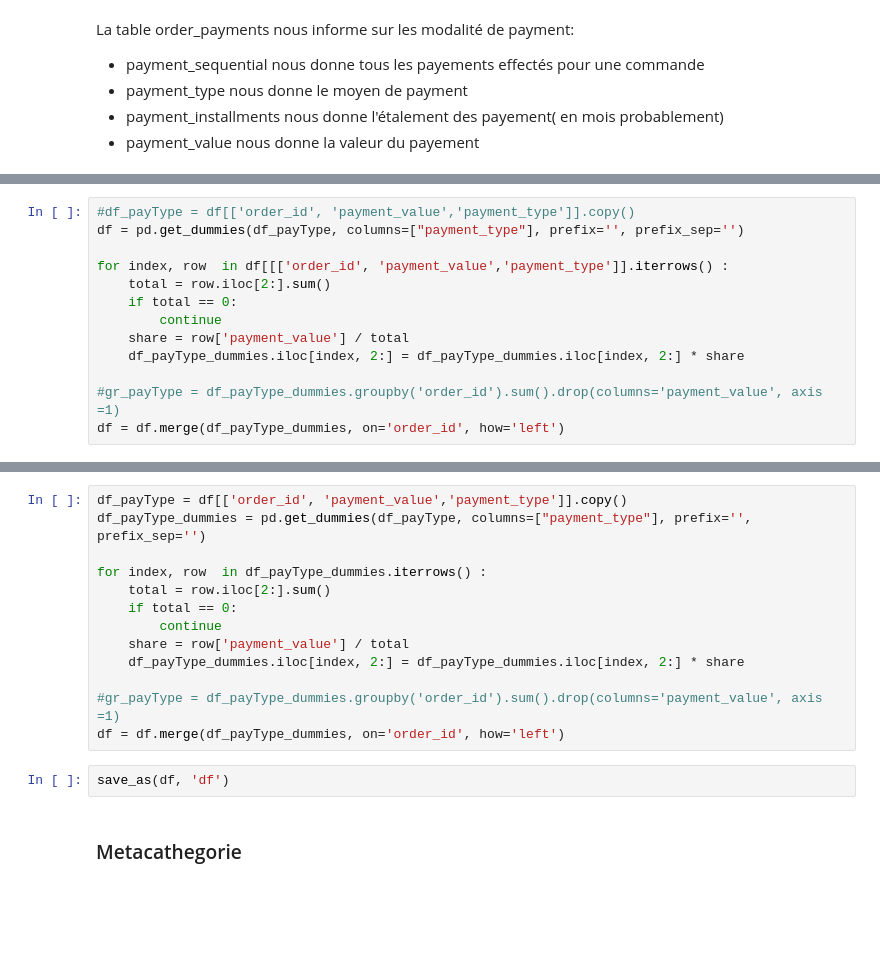
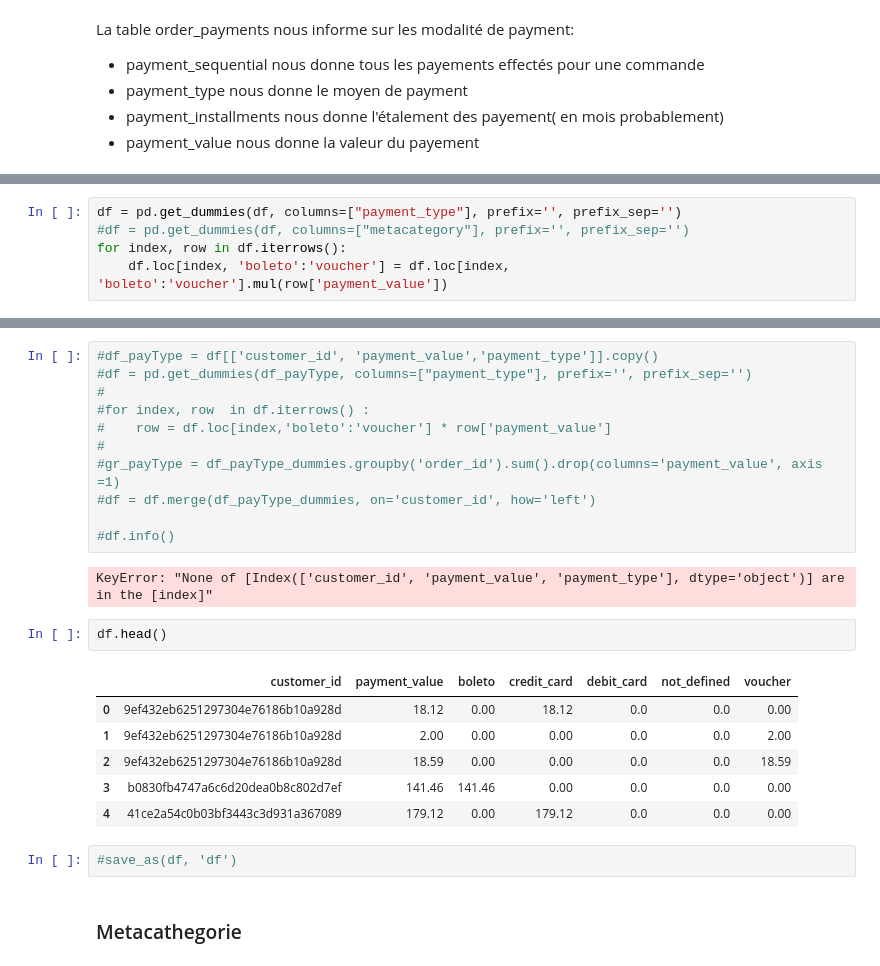
Before and after one commit to MaximeAlt/Brazilia, a Jupyter notebook: exploration - Copie.ipynb, the cells around one changed output, grey strips where cells are left out. Saved outputs shown, nothing was run; the diff lists cells and outputs as text; blank space fills up the shorter version.

```diff
--- a/exploration - Copie.ipynb
+++ b/exploration - Copie.ipynb
@@ -608,13 +557,5 @@ payTypeCol = ['boleto','credit_card','debit_card','not_defined','voucher']
-# %%
-#df_payType = df[['order_id', 'payment_value','payment_type']].copy()
-df = pd.get_dummies(df_payType, columns=["payment_type"], prefix='', prefix_sep='')
-
-for index, row  in df[[['order_id', 'payment_value','payment_type']].iterrows() :
-    total = row.iloc[2:].sum()
-    if total == 0:
-        continue
-    share = row['payment_value'] / total
-    df_payType_dummies.iloc[index, 2:] = df_payType_dummies.iloc[index, 2:] * share
-
-#gr_payType = df_payType_dummies.groupby('order_id').sum().drop(columns='payment_value', axis =1)
-df = df.merge(df_payType_dummies, on='order_id', how='left')
+# %%
+df = pd.get_dummies(df, columns=["payment_type"], prefix='', prefix_sep='')
+#df = pd.get_dummies(df, columns=["metacategory"], prefix='', prefix_sep='')
+for index, row in df.iterrows():
+    df.loc[index, 'boleto':'voucher'] = df.loc[index, 'boleto':'voucher'].mul(row['payment_value'])
@@ -621,18 +580,27 @@ df = df.merge(df_payType_dummies, on='order_id', how='left')
 # %%
-df_payType = df[['order_id', 'payment_value','payment_type']].copy()
-df_payType_dummies = pd.get_dummies(df_payType, columns=["payment_type"], prefix='', prefix_sep='')
+#df_payType = df[['customer_id', 'payment_value','payment_type']].copy()
+#df = pd.get_dummies(df_payType, columns=["payment_type"], prefix='', prefix_sep='')
+#
+#for index, row  in df.iterrows() :
+#    row = df.loc[index,'boleto':'voucher'] * row['payment_value']
+#
+#gr_payType = df_payType_dummies.groupby('order_id').sum().drop(columns='payment_value', axis =1)
+#df = df.merge(df_payType_dummies, on='customer_id', how='left')
 
-for index, row  in df_payType_dummies.iterrows() :
-    total = row.iloc[2:].sum()
-    if total == 0:
-        continue
-    share = row['payment_value'] / total
-    df_payType_dummies.iloc[index, 2:] = df_payType_dummies.iloc[index, 2:] * share
-
-#gr_payType = df_payType_dummies.groupby('order_id').sum().drop(columns='payment_value', axis =1)
-df = df.merge(df_payType_dummies, on='order_id', how='left')
+#df.info()
+# %% [output]
+KeyError: "None of [Index(['customer_id', 'payment_value', 'payment_type'], dtype='object')] are in the [index]"
+# %%
+df.head()
+# %% [output]
+|  | customer_id | payment_value | boleto | credit_card | debit_card | not_defined | voucher |
+| 0 | 9ef432eb6251297304e76186b10a928d | 18.12 | 0.00 | 18.12 | 0.0 | 0.0 | 0.00 |
+| 1 | 9ef432eb6251297304e76186b10a928d | 2.00 | 0.00 | 0.00 | 0.0 | 0.0 | 2.00 |
+| 2 | 9ef432eb6251297304e76186b10a928d | 18.59 | 0.00 | 0.00 | 0.0 | 0.0 | 18.59 |
+| 3 | b0830fb4747a6c6d20dea0b8c802d7ef | 141.46 | 141.46 | 0.00 | 0.0 | 0.0 | 0.00 |
+| 4 | 41ce2a54c0b03bf3443c3d931a367089 | 179.12 | 0.00 | 179.12 | 0.0 | 0.0 | 0.00 |
 # %%
-save_as(df, 'df')
+#save_as(df, 'df')
 # %% [markdown]
 ### Metacathegorie
 # %%
```
Also changed, not shown: parts of 10 cells of this notebook.
